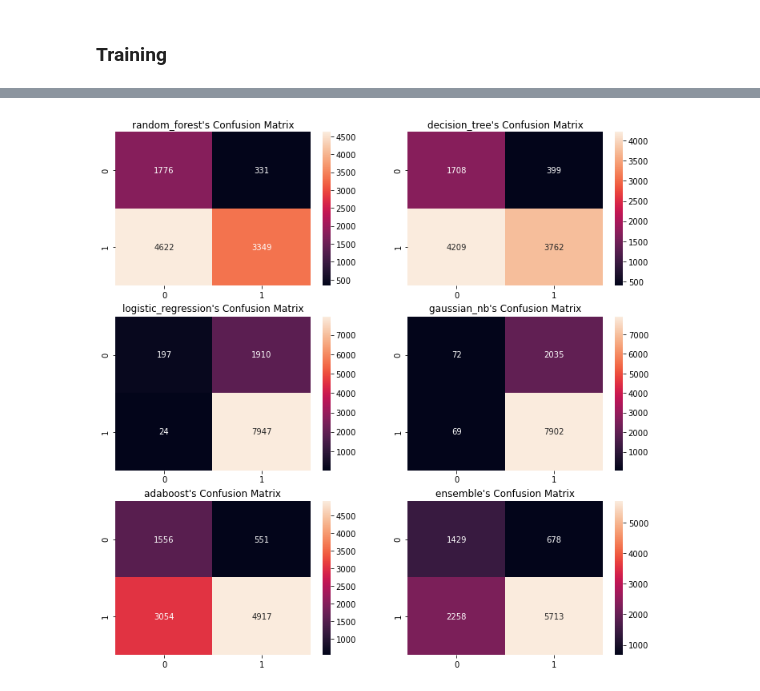
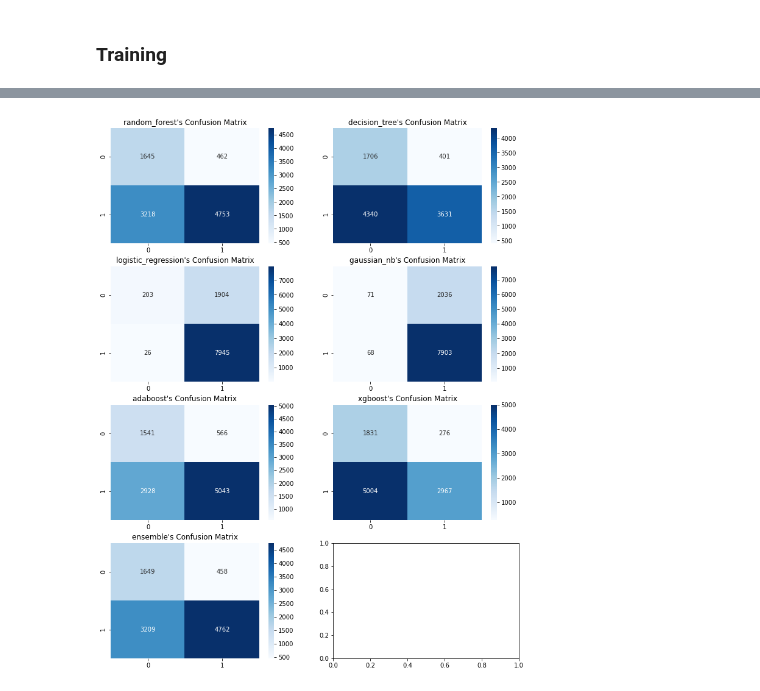
Before and after one commit to rrbarioni/credit-risk-analysis, a Jupyter notebook: src/credit_risk_analysis.ipynb, the cells around one changed output, grey strips where cells are left out. Drawn from its saved outputs; the diff is of its cells as text; code cells hidden in the pictures.

```diff
--- a/src/credit_risk_analysis.ipynb
+++ b/src/credit_risk_analysis.ipynb
@@ -280,7 +243,7 @@ for i, col in enumerate(cat):
 - if 'Estado Civil' == '4', more likely to 'PAGO' == 0;
 - if 'Cheque Sem Fundo' == '1', more likely to 'PAGO' == 1;
 # %%
-corr_matrix = df.drop('PAGO', axis=1).corr().abs()
+corr_matrix = df.drop(target, axis=1).corr().abs()
 sns.heatmap(corr_matrix)
 # %% [output]
 <matplotlib.axes._subplots.AxesSubplot at 0x...>
@@ -406,9 +371,8 @@ models_search = {
             'max_depth': [3, 5, 10, 20, 50],
             'n_estimators': [50, 100, 200, 500],
             'max_features': ['auto', 'sqrt'],
-            'class_weight': ['balanced', None],
-            'random_state': [42] },
-        n_iter=10, cv=5, verbose=5, n_jobs=-1),
+            'class_weight': ['balanced', None] },
+        n_iter=10, cv=5, verbose=5, n_jobs=-1, random_state=42),
 
     'decision_tree': RandomizedSearchCV(
         estimator=DecisionTreeClassifier(),
@@ -416,9 +380,8 @@ models_search = {
             'criterion': ['entropy', 'gini'],
             'max_depth': [3, 5, 10, 20],
             'max_features': np.arange(1, X_train.shape[1]),
-            'class_weight': ['balanced', None],
-            'random_state': [42] },
-        n_iter=10, cv=5, verbose=5, n_jobs=-1),
+            'class_weight': ['balanced', None] },
+        n_iter=10, cv=5, verbose=5, n_jobs=-1, random_state=42),
 
     'logistic_regression': RandomizedSearchCV(
         estimator=LogisticRegression(),
@@ -426,21 +389,33 @@ models_search = {
             'C': np.linspace(0.1, 10, 20),
             'penalty': ['l1', 'l2'],
             'class_weight': ['balanced', None],
-            'random_state': [42],
             'solver': ['liblinear'] },
-        n_iter=10, cv=5, verbose=5, n_jobs=-1),
+        n_iter=10, cv=5, verbose=5, n_jobs=-1, random_state=42),
 
     'gaussian_nb': RandomizedSearchCV(
         estimator=GaussianNB(),
         param_distributions={},
-        n_iter=10, cv=5, verbose=5, n_jobs=-1),
+        n_iter=10, cv=5, verbose=5, n_jobs=-1, random_state=42),
 
     'adaboost': RandomizedSearchCV(
         estimator=AdaBoostClassifier(),
         param_distributions={
-            'n_estimators': [50, 100, 150, 200],
-            'random_state': [42] },
-        n_iter=10, cv=5, verbose=5, n_jobs=-1) }
+            'n_estimators': [50, 100, 150, 200] },
+        n_iter=10, cv=5, verbose=5, n_jobs=-1, random_state=42),
+
+    'xgboost': RandomizedSearchCV(
+        estimator=XGBClassifier(),
+        param_distributions={
+            'max_depth': [6, 10, 15, 20],
+            'learning_rate': [0.001, 0.01, 0.1, 0.2, 0,3],
+            'subsample': [0.5, 0.6, 0.7, 0.8, 0.9, 1.0],
+            'colsample_bytree': [0.4, 0.5, 0.6, 0.7, 0.8, 0.9, 1.0],
+            'colsample_bylevel': [0.4, 0.5, 0.6, 0.7, 0.8, 0.9, 1.0],
+            'min_child_weight': [0.5, 1.0, 3.0, 5.0, 7.0, 10.0],
+            'gamma': [0, 0.25, 0.5, 1.0],
+            'reg_lambda': [0.1, 1.0, 5.0, 10.0, 50.0, 100.0],
+            'n_estimators': [100] },
+        n_iter=10, cv=5, verbose=5, n_jobs=-1, random_state=42) }
 # %%
 def train_search(name, model_search):
     print('training %s' % name)
@@ -506,7 +488,8 @@ def evaluate(model):
     recall = tp / (tp + fn)
     f_score = (2 * precision * recall) / (precision + recall)
 
-    return { 'pred': pred, 'pred_mean': pred_mean, 'confusion_matrix': cm, 'accuracy': acc, 'auc': auc, 'precision': precision, 'recall': recall, 'f_score': f_score }
+    return { 'pred': pred, 'pred_mean': pred_mean, 'confusion_matrix': cm, 'accuracy': acc, 'auc': auc,
+        'precision': precision, 'recall': recall, 'f_score': f_score }
 
 results = { name: evaluate(model) for (name, model) in models.items() }
 # %%
@@ -523,14 +507,14 @@ df_results.drop(columns=['pred', 'confusion_matrix']).astype(float).round(decima
 # %%
 ncols = 2
-nrows = 3
-fig, ax = plt.subplots(ncols=ncols, nrows=nrows, figsize=(12, 12))
+nrows = 4
+fig, ax = plt.subplots(ncols=ncols, nrows=nrows, figsize=(12, 16))
 
 for i, (name, result) in enumerate(results.items()):
     c = i % ncols
     r = i // ncols
     cm = result['confusion_matrix']
 
     ax[r][c].title.set_text('%s\'s Confusion Matrix' % name)
-    sns.heatmap(cm, annot=True, fmt='g', ax=ax[r][c])
+    sns.heatmap(cm, annot=True, fmt='g', cmap='Blues', ax=ax[r][c])
 # %% [output]
-[figure, old version]
+[figure, new version]
```
Also changed, not shown: parts of 23 cells of this notebook.
